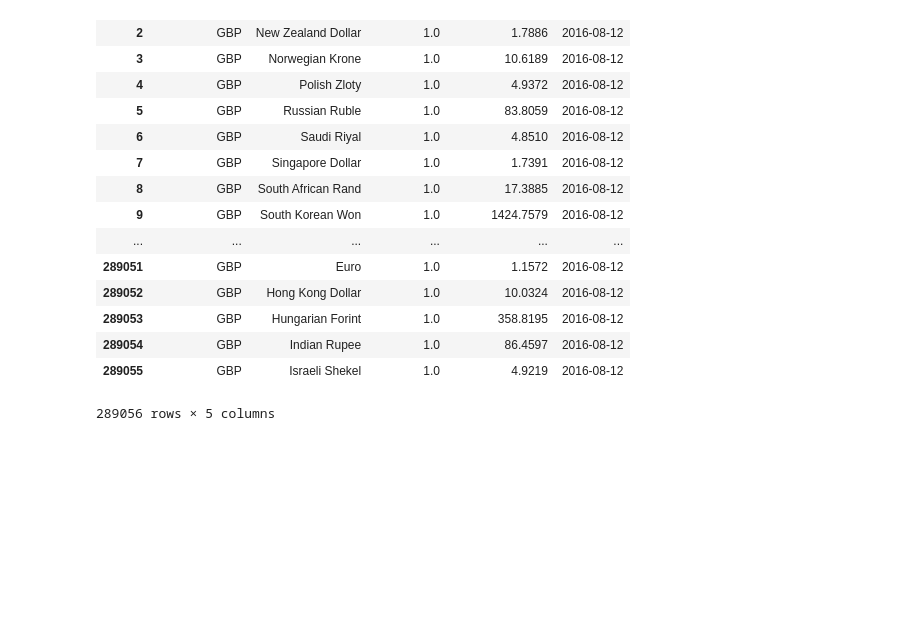
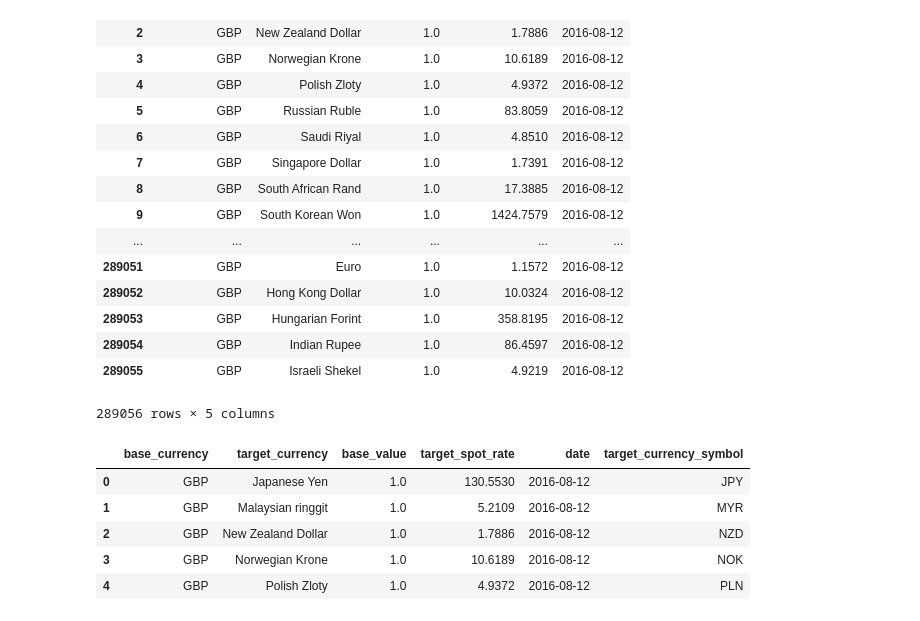
Before and after one commit to JaiPancholi/currency_analysis, a Jupyter notebook: notebooks/initial_exploration.ipynb, the cells around one changed output. Saved outputs shown, nothing was run; the diff lists cells and outputs as text; code cells hidden in the pictures; blank space fills up the shorter version.

```diff
--- a/notebooks/initial_exploration.ipynb
+++ b/notebooks/initial_exploration.ipynb
@@ -71,3 +58,23 @@ df
 | 289054 | GBP | Indian Rupee | 1.0 | 86.4597 | 2016-08-12 |
 | 289055 | GBP | Israeli Shekel | 1.0 | 4.9219 | 2016-08-12 |
 289056 rows × 5 columns
+# %%
+# Convert target_curency into Iso Symbol
+
+# for currency in df['target_currency'].unique():
+#     print(currency)
+
+currency_dict = {'Japanese Yen': 'JPY','Malaysian ringgit': 'MYR','New Zealand Dollar': 'NZD','Norwegian Krone': 'NOK','Polish Zloty': 'PLN','Russian Ruble': 'RUB','Saudi Riyal': 'SAR','Singapore Dollar': 'SGD','South African Rand': 'ZAR','South Korean Won': 'KRW','Swedish Krona': 'SEK','Swiss Franc': 'CHF','Taiwan Dollar': 'TWD','Thai Baht': 'THB','Turkish Lira': 'TRY','US Dollar': 'USD','Australian Dollar': 'AUD','Canadian Dollar': 'CAD','Chinese Yuan': 'Yuan','Cyprus Pound': 'CYP','Czech Koruna': 'CZK','Danish Krone': 'DKK','Estonian Kroon': 'EEK','Euro': 'EUR','Hong Kong Dollar': 'HKD','Hungarian Forint': 'HUF','Indian Rupee': 'INR','Israeli Shekel': 'ILS','Latvian Lats': 'LVL','Lithuanian Litas': 'LTL','Maltese Lira': 'MTL','Slovak Koruna': 'SKK','Slovenian Tolar': 'SIT','Sterling': 'GBP','Swedish Krona ': 'SEK','Brazilian Real': 'BRL','Austrian Schilling': 'ATS','Belgian Franc': 'BEF','Deutschemark': 'DEM','Finnish Markka': 'FIM','French Franc': 'FRF','Greek Drachma': 'GRD','Irish Punt': 'IEP','Italian Lire': 'ITL','Netherlands Guilder': 'NLG','Portuguese Escudo': 'PTE','Spanish Peseta': 'ESP'}
+
+df['target_currency'].replace('Latvian Lats\r\nCurrency joined the Euro on 01/01/2014', 'Latvian Lats', inplace=True)
+
+df['target_currency_symbol'] = df['target_currency'].apply(lambda x: currency_dict[x])
+df[df['target_currency_symbol'].isnull()]
+df.head()
+# %% [output]
+|  | base_currency | target_currency | base_value | target_spot_rate | date | target_currency_symbol |
+| 0 | GBP | Japanese Yen | 1.0 | 130.5530 | 2016-08-12 | JPY |
+| 1 | GBP | Malaysian ringgit | 1.0 | 5.2109 | 2016-08-12 | MYR |
+| 2 | GBP | New Zealand Dollar | 1.0 | 1.7886 | 2016-08-12 | NZD |
+| 3 | GBP | Norwegian Krone | 1.0 | 10.6189 | 2016-08-12 | NOK |
+| 4 | GBP | Polish Zloty | 1.0 | 4.9372 | 2016-08-12 | PLN |
```
Also changed, not shown: parts of 5 cells of this notebook.
